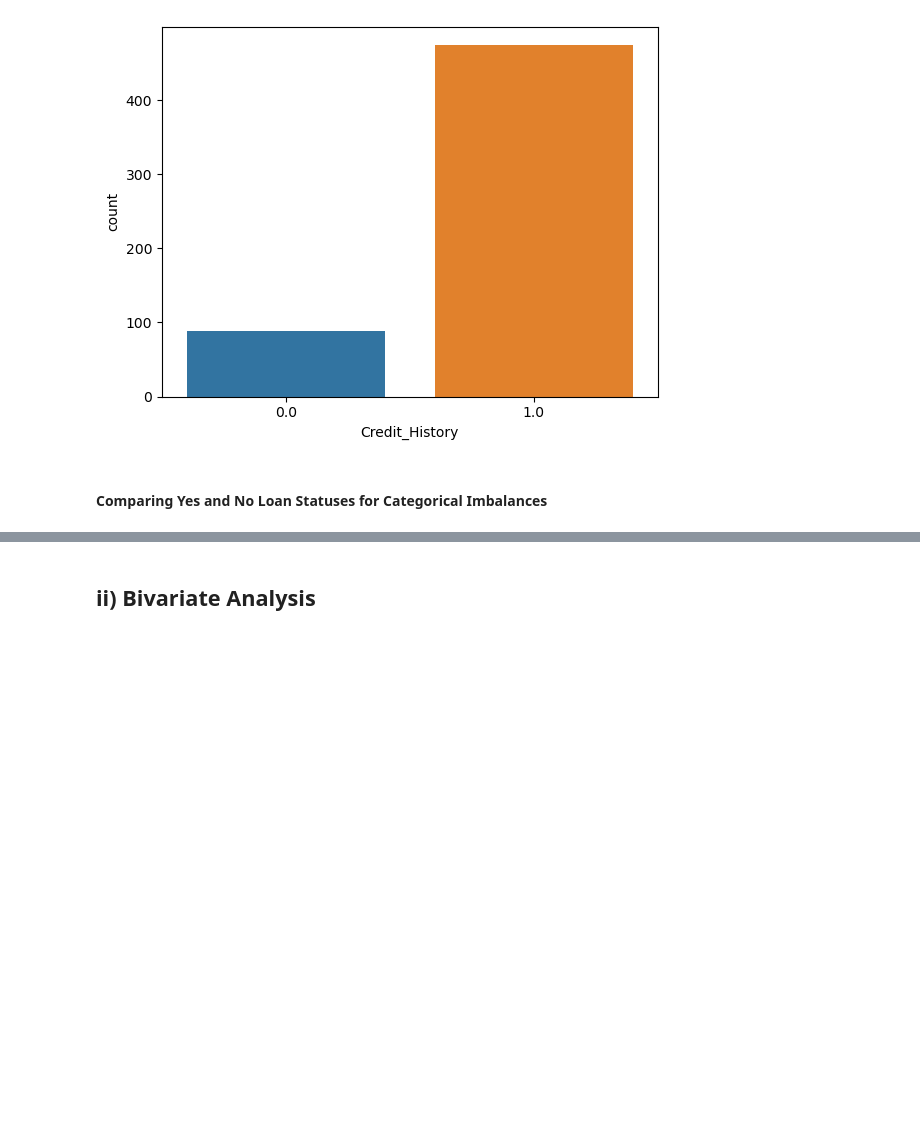
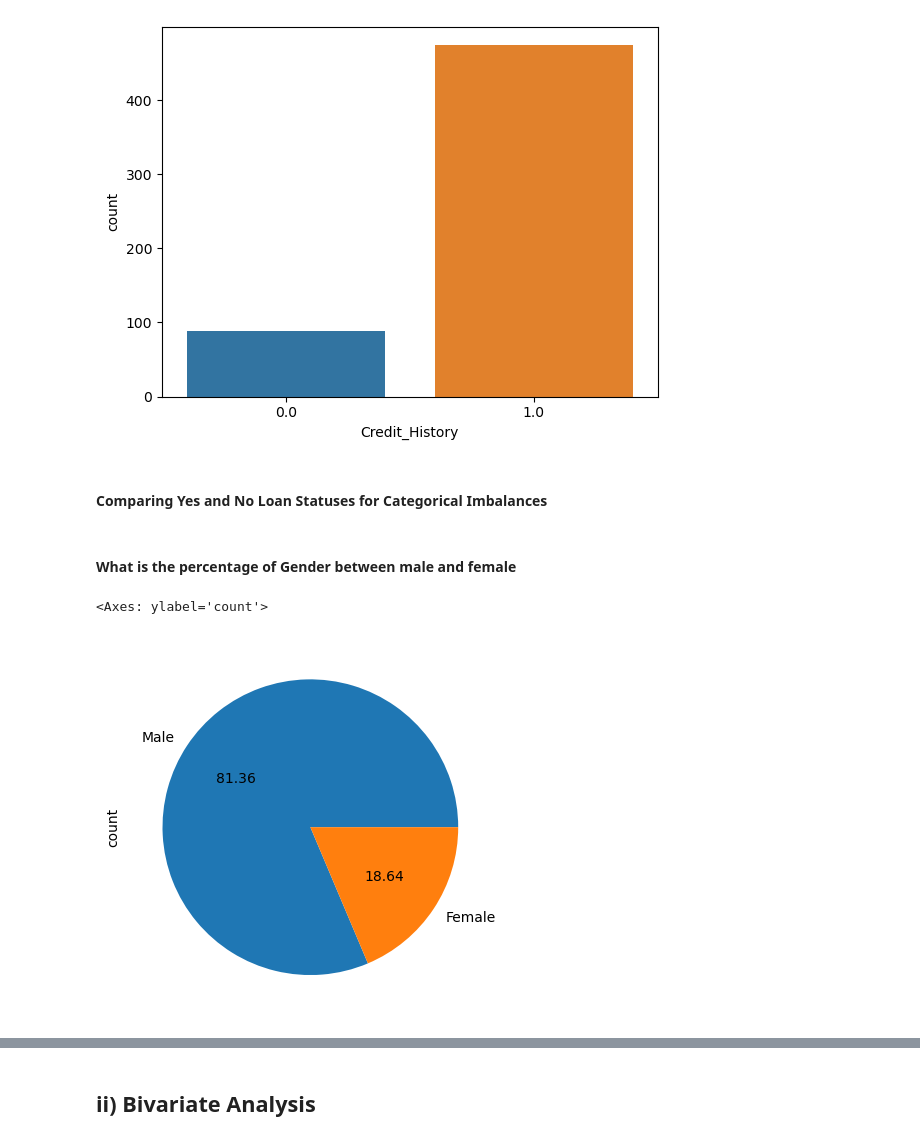
Before and after one commit to Triakshan/MLG382--Project1-Group-C-, a Jupyter notebook: MLG382- Project 1- Group C/notebooks/src/project_1-group_c.ipynb, the cells around one changed output, grey strips where cells are left out. Cells and saved outputs as stored; diff of their text form; code cells hidden in the pictures; blank space fills up the shorter version.

```diff
--- a/MLG382- Project 1- Group C/notebooks/src/project_1-group_c.ipynb
+++ b/MLG382- Project 1- Group C/notebooks/src/project_1-group_c.ipynb
@@ -131,3 +131,10 @@ fig = px.bar(
 
 fig.update_layout(xaxis_title='Loan Status', yaxis_title='Number of Loan Applicants')
 fig.show()
+# %% [markdown]
+#### What is the percentage of Gender between male and female
+# %%
+df['Gender'].value_counts().plot(kind='pie',autopct='%.2f')
+# %% [output]
+<Axes: ylabel='count'>
+[figure, added]
```
Also changed, not shown: parts of 27 cells of this notebook, 1 other file.
